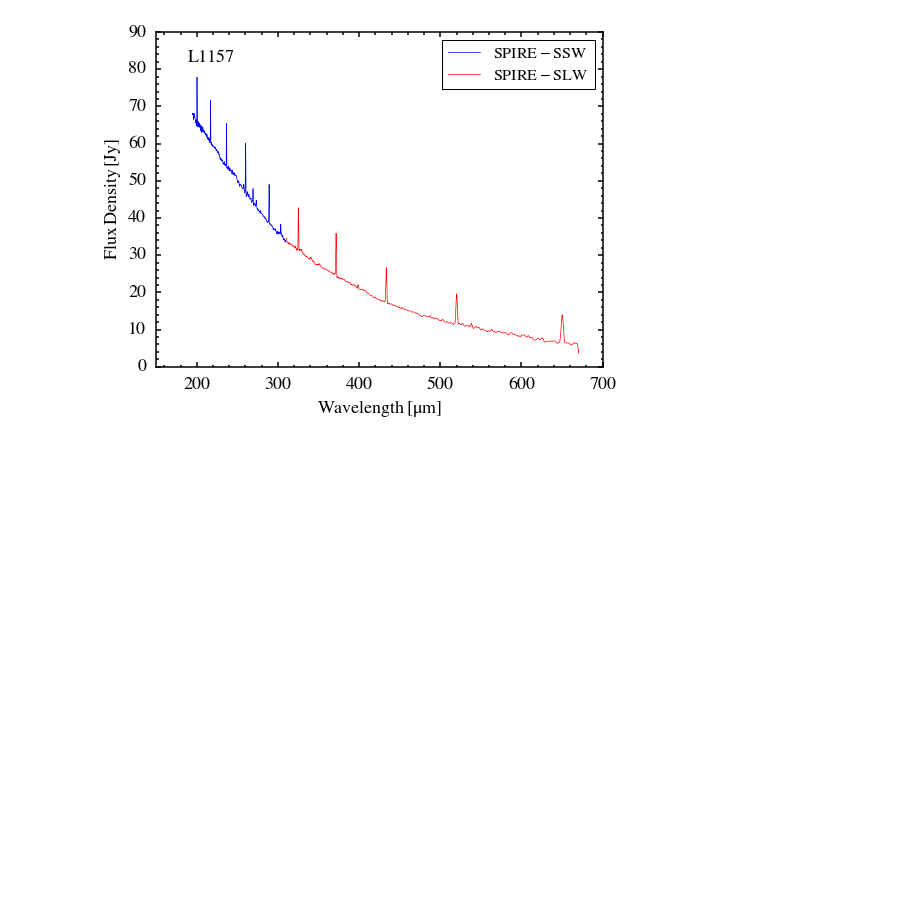
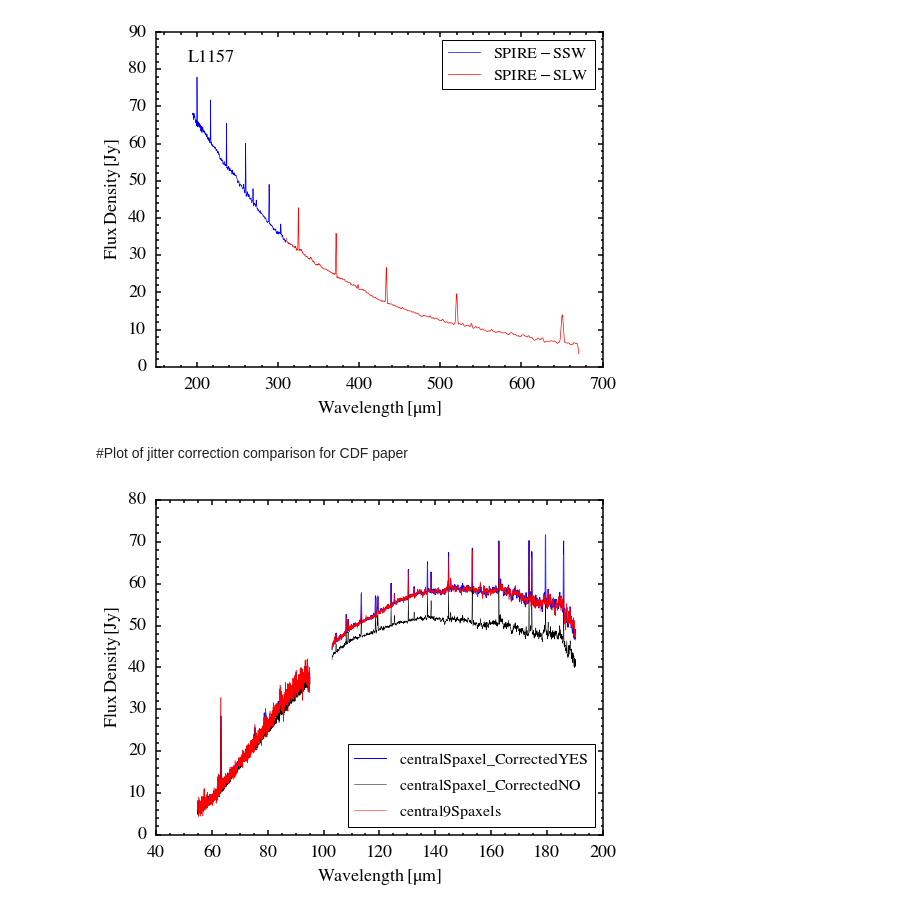
Before and after one commit to yaolun/sa, a Jupyter notebook: Untitled.ipynb, the cells around one changed output. Saved outputs shown, nothing was run; the diff lists cells and outputs as text; code cells hidden in the pictures; blank space fills up the shorter version.

```diff
--- a/Untitled.ipynb
+++ b/Untitled.ipynb
@@ -59,3 +59,36 @@ ax.tick_params('both',labelsize=18,width=1.5,which='minor',pad=10,length=2.5)
 fig.savefig('/Users/yaolun/test/L1157/L1157_spire_corrected.pdf', format='pdf', dpi=300, bbox_inches='tight')
 # %% [output]
 [figure]
+# %% [markdown]
+#Plot of jitter correction comparison for CDF paper
+# %%
+import numpy as np
+import matplotlib.pyplot as plt
+
+wl_yes, flux_yes, unc_yes = np.genfromtxt('/Users/yaolun/test/L1157/corrected_split_spectra/L1157_centralSpaxel_PointSourceCorrected_CorrectedYES_trim.txt', skip_header=1).T
+wl_no, flux_no, unc_no = np.genfromtxt('/Users/yaolun/test/L1157/corrected_split_spectra/L1157_centralSpaxel_PointSourceCorrected_CorrectedNO_trim.txt', skip_header=1).T
+wl_9, flux_9, unc_9 = np.genfromtxt('/Users/yaolun/test/L1157/corrected_split_spectra/L1157_central9Spaxels_PointSourceCorrected_trim.txt', skip_header=1).T
+# %%
+fig = plt.figure(figsize=(8,6))
+ax = fig.add_subplot(111)
+
+yes, = ax.plot(wl_yes[wl_yes<100], flux_yes[wl_yes<100], 'b-', linewidth=1)
+ax.plot(wl_yes[wl_yes>100], flux_yes[wl_yes>100], 'b-', linewidth=1)
+no, = ax.plot(wl_no[wl_no<100], flux_no[wl_no<100], 'k-', linewidth=0.5)
+ax.plot(wl_no[wl_no>100], flux_no[wl_no>100], 'k-', linewidth=0.5)
+cen9, = ax.plot(wl_9[wl_9<100], flux_9[wl_9<100], '-', color='r', linewidth=0.5)
+ax.plot(wl_9[wl_9>100], flux_9[wl_9>100], '-', color='r', linewidth=0.5)
+
+ax.legend([yes, no, cen9], \
+          [r'$\rm{centralSpaxel\_CorrectedYES}$', r'$\rm{centralSpaxel\_CorrectedNO}$', r'$\rm{central9Spaxels}$'],\
+          fontsize=16, numpoints=1, loc='lower right')
+ax.set_xlabel(r'$\rm{Wavelength\,[\mu m]}$', fontsize=18)
+ax.set_ylabel(r'$\rm{Flux\,Density\,[Jy]}$', fontsize=18)
+[ax.spines[axis].set_linewidth(1.5) for axis in ['top','bottom','left','right']]
+ax.minorticks_on()
+ax.tick_params('both',labelsize=18,width=1.5,which='major',pad=10,length=5)
+ax.tick_params('both',labelsize=18,width=1.5,which='minor',pad=10,length=2.5)
+
+fig.savefig('/Users/yaolun/test/L1157/L1157_corrected_com.pdf', format='pdf', dpi=300, bbox_inches='tight')
+# %% [output]
+[figure, added]
```
Also changed, not shown: parts of 2 cells of this notebook, 2 other files.
